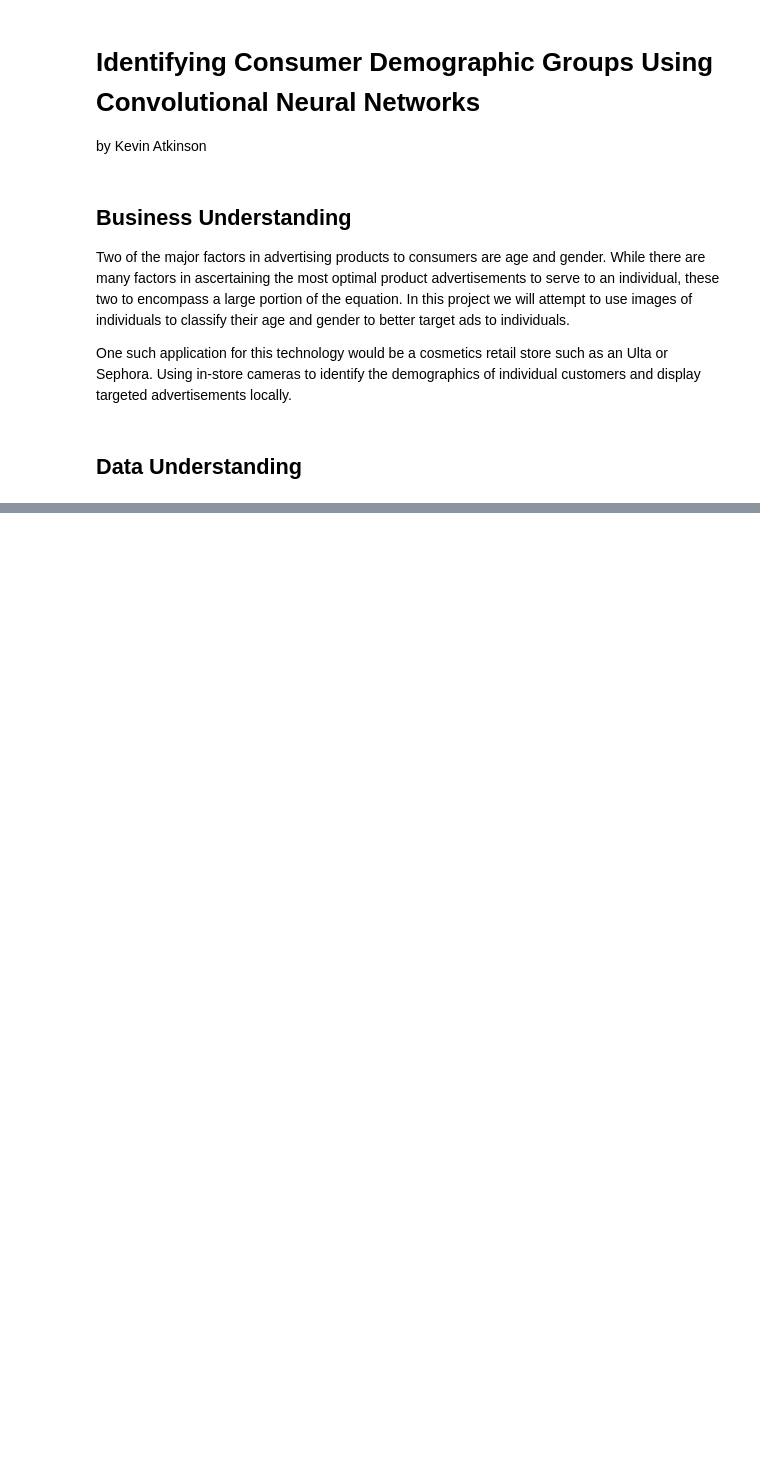
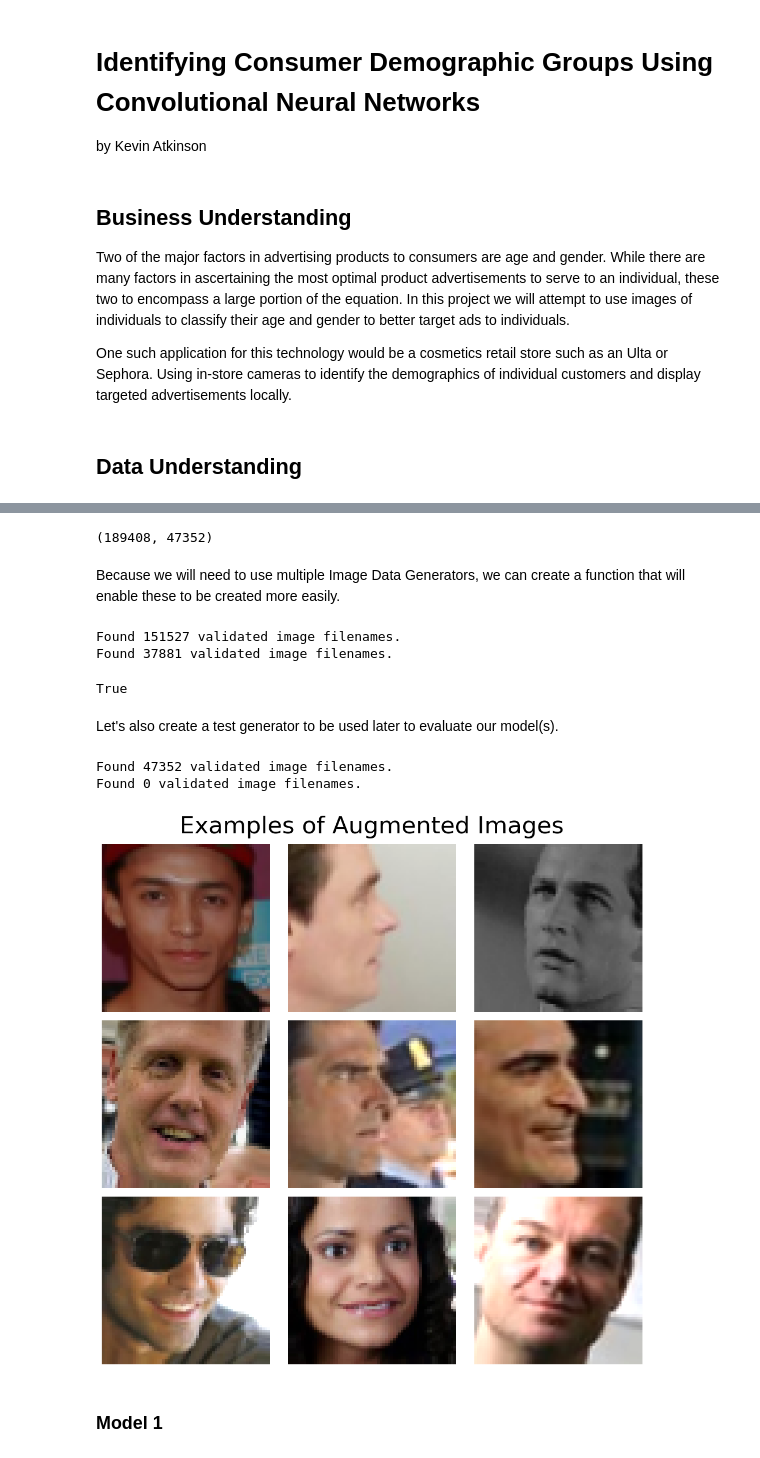
Before and after one commit to kmatk/AutoID, a Jupyter notebook: notebook.ipynb, the cells around one changed output, grey strips where cells are left out. Drawn from its saved outputs; the diff is of its cells as text; code cells hidden in the pictures; blank space fills up the shorter version.

Commit message:
simple model

```diff
--- a/notebook.ipynb
+++ b/notebook.ipynb
@@ -15,0 +128,6 @@ import tensorflow as tf
+# %%
+ohe = OneHotEncoder(sparse=False)
+age = ohe.fit_transform(df[['age']]).tolist()
+df['age'] = age
+df['gender'] = df['gender'].str.get_dummies()['M']
+df.head(10)
@@ -15,0 +146,62 @@ import tensorflow as tf
+# %%
+df_train, df_test = train_test_split(df, test_size=0.2, random_state=42)
+# %%
+len(df_train), len(df_test)
+# %% [output]
+(189408, 47352)
+# %% [markdown]
+Because we will need to use multiple Image Data Generators, we can create a function that will enable these to be created more easily.
+# %%
+def ImgGen(dataframe, img_size=(128,128), batch_size=32, brightness=[0.7, 1.3], vsplit=0.2, rrange=15, seed=2023, shuffle=True):
+
+    dir = os.getcwd() + '\\B3FD\\'
+
+    train_datagen = ImageDataGenerator(validation_split=vsplit, rotation_range=rrange, fill_mode='nearest',
+                                       brightness_range=brightness, rescale=1./255)
+
+    val_datagen = ImageDataGenerator(validation_split=vsplit, rescale=1./255)
+
+    train_gen = train_datagen.flow_from_dataframe(dataframe, dir, x_col='path', y_col=['age', 'gender'], class_mode='multi_output', batch_size=batch_size,
+                                                  target_size=img_size, subset='training', shuffle=shuffle, seed=seed)
+
+    val_gen = val_datagen.flow_from_dataframe(dataframe, dir, x_col='path', y_col=['age', 'gender'], class_mode='multi_output', batch_size=batch_size,
+                                                  target_size=img_size, subset='validation', shuffle=shuffle, seed=seed)
+
+
+    return train_gen, val_gen
+# %%
+train_gen, val_gen = ImgGen(df_train, img_size=(64,64))
+# %% [output]
+Found 151527 validated image filenames.
+Found 37881 validated image filenames.
+# %%
+# Checking that our train and val generators are working as expected
+gen_check = train_gen.filenames + val_gen.filenames
+len(gen_check) == len(set(gen_check))
+# %% [output]
+True
+# %% [markdown]
+Let's also create a test generator to be used later to evaluate our model(s).
+# %%
+test_gen, null_gen = ImgGen(df_test, vsplit=0, brightness=None, rrange=0, shuffle=False)
+# %% [output]
+Found 47352 validated image filenames.
+Found 0 validated image filenames.
+# %%
+fig, axes = plt.subplots(nrows=3, ncols=3, figsize=(10, 10))
+# Create list for labeling images
+groups = {'A': '18-24', 'B': '25-34', 'C': '35-44', 'D': '45-54', 'E': '55-64', 'F': '65+'}
+img, label = train_gen.next()
+for i, ax in enumerate(axes.flat):
+    # title = f'Age: {groups[label[0][i]]}, Gender: {label[1][i]}'
+    ax.imshow(img[i])
+    # ax.set(title=f"{title}")
+    ax.axis('off')
+fig.suptitle('Examples of Augmented Images', fontsize=30)
+plt.tight_layout()
+plt.show()
+one_image = img[0]
+# %% [output]
+[figure, added]
+# %% [markdown]
+### Model 1
```
Also changed, not shown: parts of 27 cells of this notebook.
